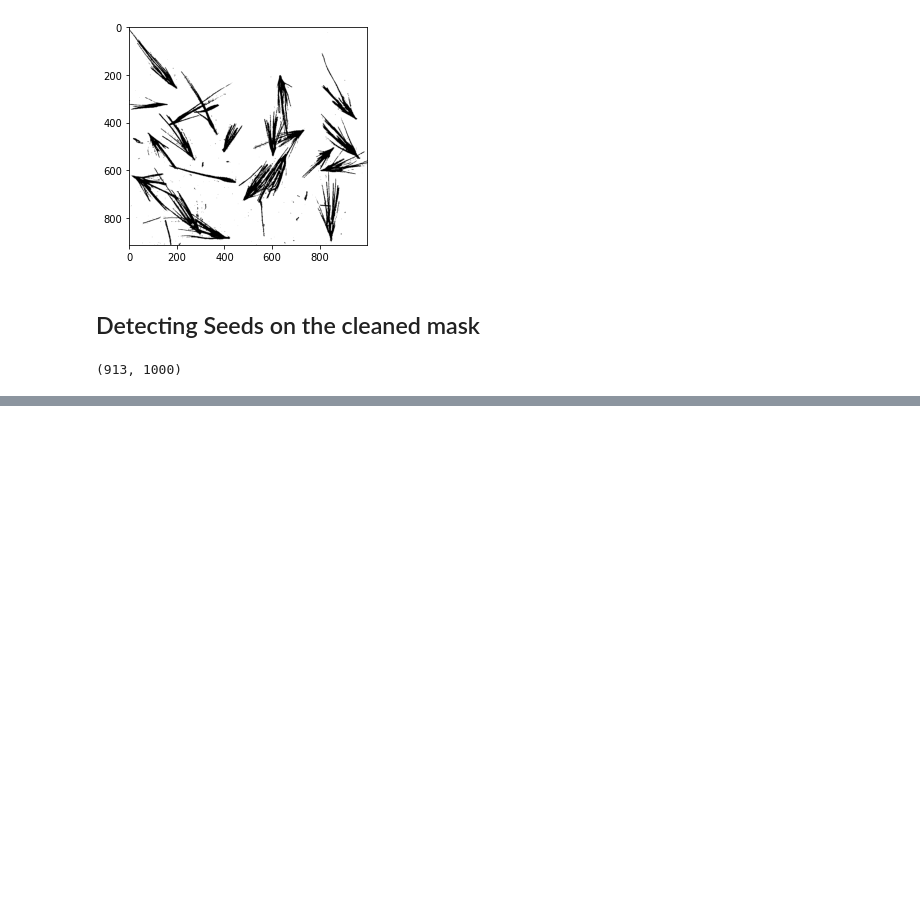
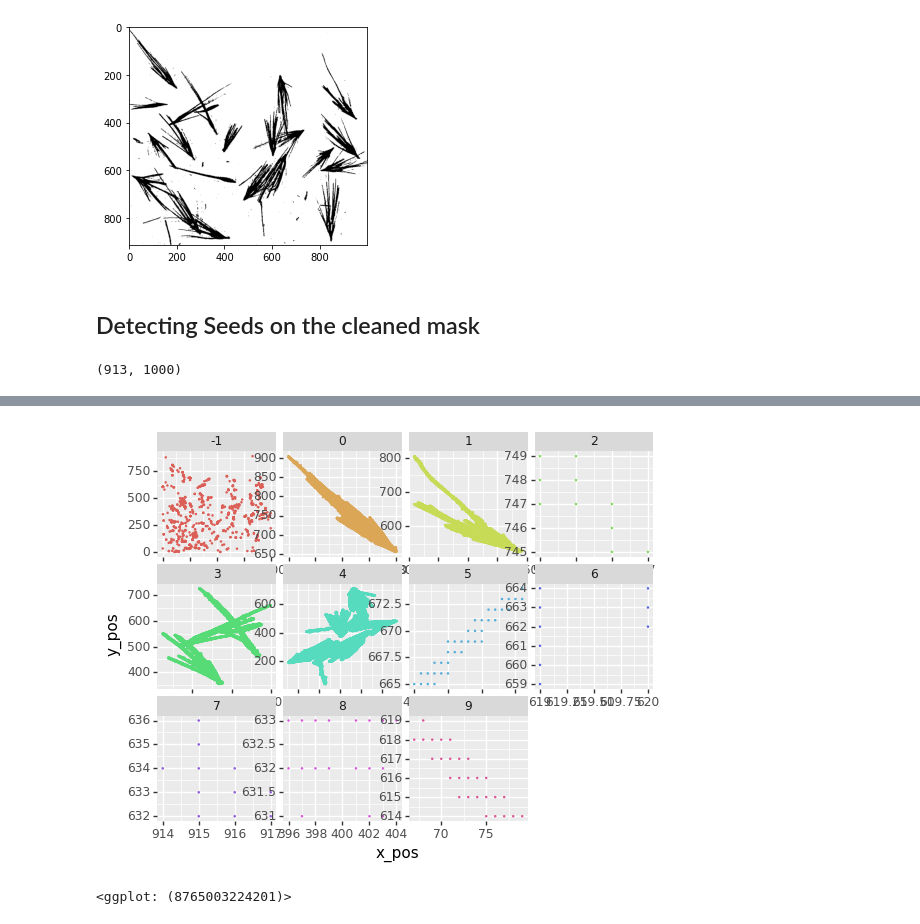
Before and after one commit to mjdall/seeds_on_a_plate, a Jupyter notebook: seed_contrasting.ipynb, the cells around one changed output, grey strips where cells are left out. Saved outputs shown, nothing was run; the diff lists cells and outputs as text; code cells hidden in the pictures; blank space fills up the shorter version.

```diff
--- a/seed_contrasting.ipynb
+++ b/seed_contrasting.ipynb
@@ -395,0 +400,17 @@ seed_mask = pd.DataFrame({
+# %%
+from plotnine import theme, facet_wrap
+from sklearn.cluster import DBSCAN
+
+seed_mask["cluster"] = DBSCAN(eps=3, min_samples=10).fit_predict(seed_mask.loc[:, ["x_pos", "y_pos"]])
+seed_mask["cluster_fct"] = seed_mask.cluster.astype(str)
+# active_positions_filt = active_positions[active_positions.cluster_fct != "-1"]
+
+(
+  ggplot(seed_mask[seed_mask.cluster < 10], aes(x="x_pos", y="y_pos", colour="cluster_fct")) +
+  geom_point(size=.01) +
+  theme(legend_position="none") +
+  facet_wrap("~cluster_fct", scales="free")
+)
+# %% [output]
+[figure, added]
+<ggplot: (8765003224201)>
```
Also changed, not shown: parts of 16 cells of this notebook.
